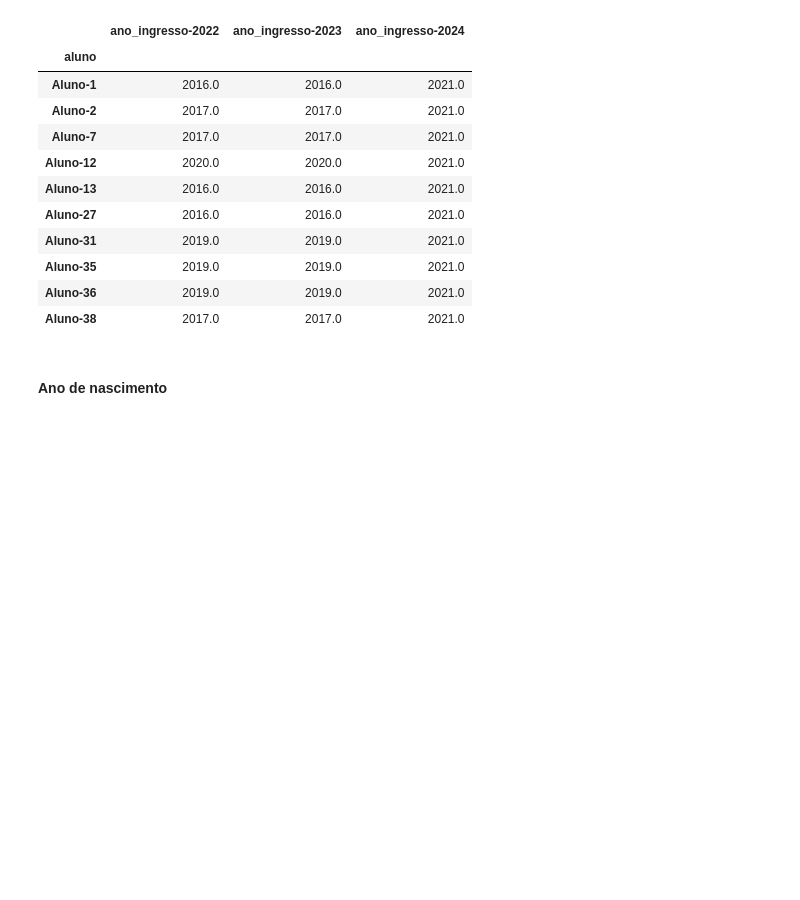
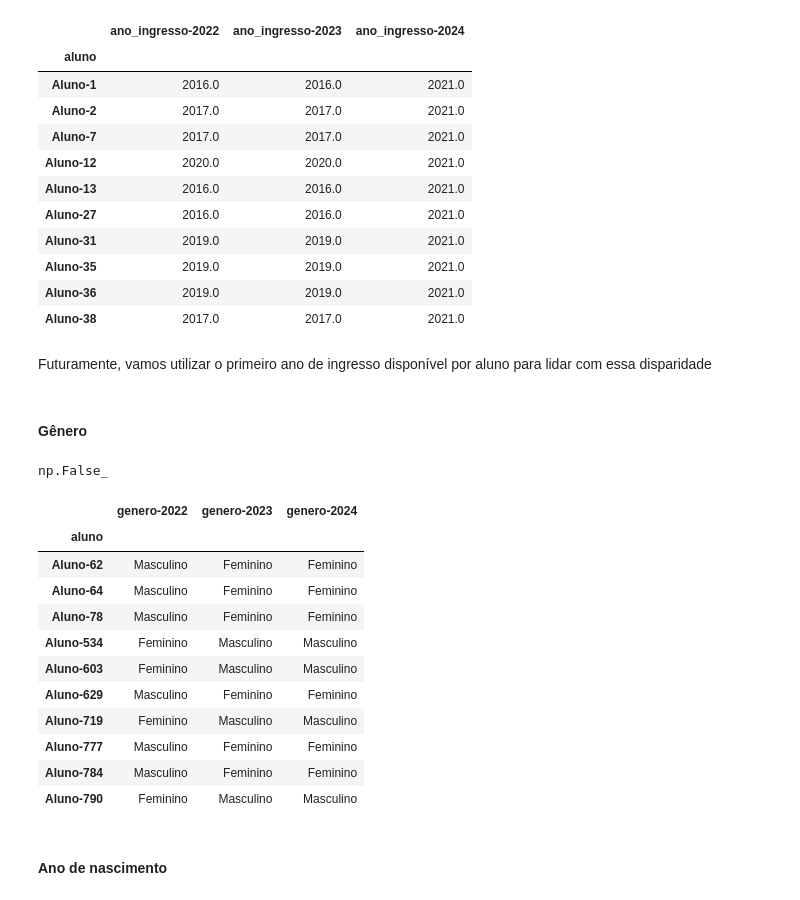
Before and after one commit to victoria-menezes/fiap-data-analytics-DATATHON, a Jupyter notebook: notebook.ipynb, the cells around one changed output. Saved outputs shown, nothing was run; the diff lists cells and outputs as text; code cells hidden in the pictures; blank space fills up the shorter version.

```diff
--- a/notebook.ipynb
+++ b/notebook.ipynb
@@ -1299,6 +1299,34 @@ df_check.loc[are_equal == False, cols].head(10)
 | Aluno-35 | 2019.0 | 2019.0 | 2021.0 |
 | Aluno-36 | 2019.0 | 2019.0 | 2021.0 |
 | Aluno-38 | 2017.0 | 2017.0 | 2021.0 |
+# %% [markdown]
+Futuramente, vamos utilizar o primeiro ano de ingresso disponível por aluno para lidar com essa disparidade
+# %% [markdown]
+#### Gênero
+# %%
+cols = get_column_across_years('genero')
+
+df_check = df[cols].dropna()
+
+check, are_equal = columns_are_equal(df_check, cols)
+check
+# %% [output]
+np.False_
+# %%
+df_check.loc[are_equal == False, cols].head(10)
+# %% [output]
+|  | genero-2022 | genero-2023 | genero-2024 |
+| aluno |  |  |  |
+| Aluno-62 | Masculino | Feminino | Feminino |
+| Aluno-64 | Masculino | Feminino | Feminino |
+| Aluno-78 | Masculino | Feminino | Feminino |
+| Aluno-534 | Feminino | Masculino | Masculino |
+| Aluno-603 | Feminino | Masculino | Masculino |
+| Aluno-629 | Masculino | Feminino | Feminino |
+| Aluno-719 | Feminino | Masculino | Masculino |
+| Aluno-777 | Masculino | Feminino | Feminino |
+| Aluno-784 | Masculino | Feminino | Feminino |
+| Aluno-790 | Feminino | Masculino | Masculino |
 # %% [markdown]
 #### Ano de nascimento
 # %%
```
Also changed, not shown: parts of 54 cells of this notebook.
